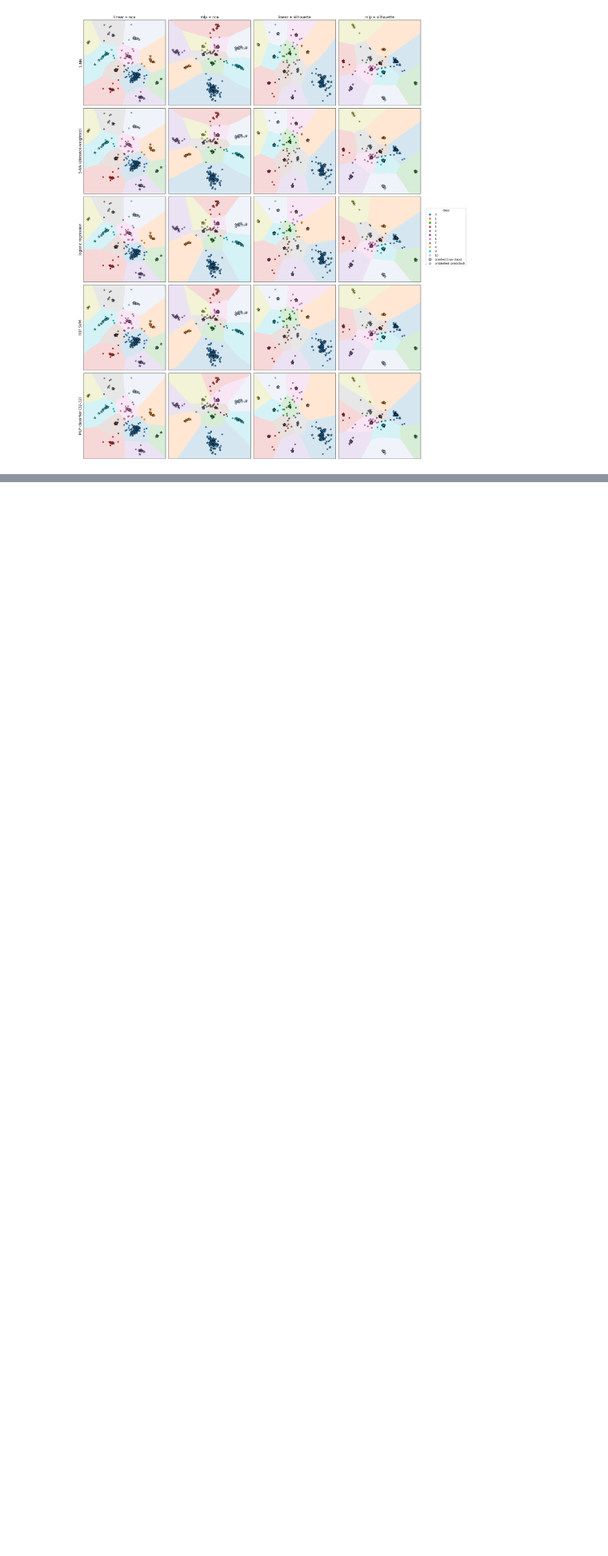
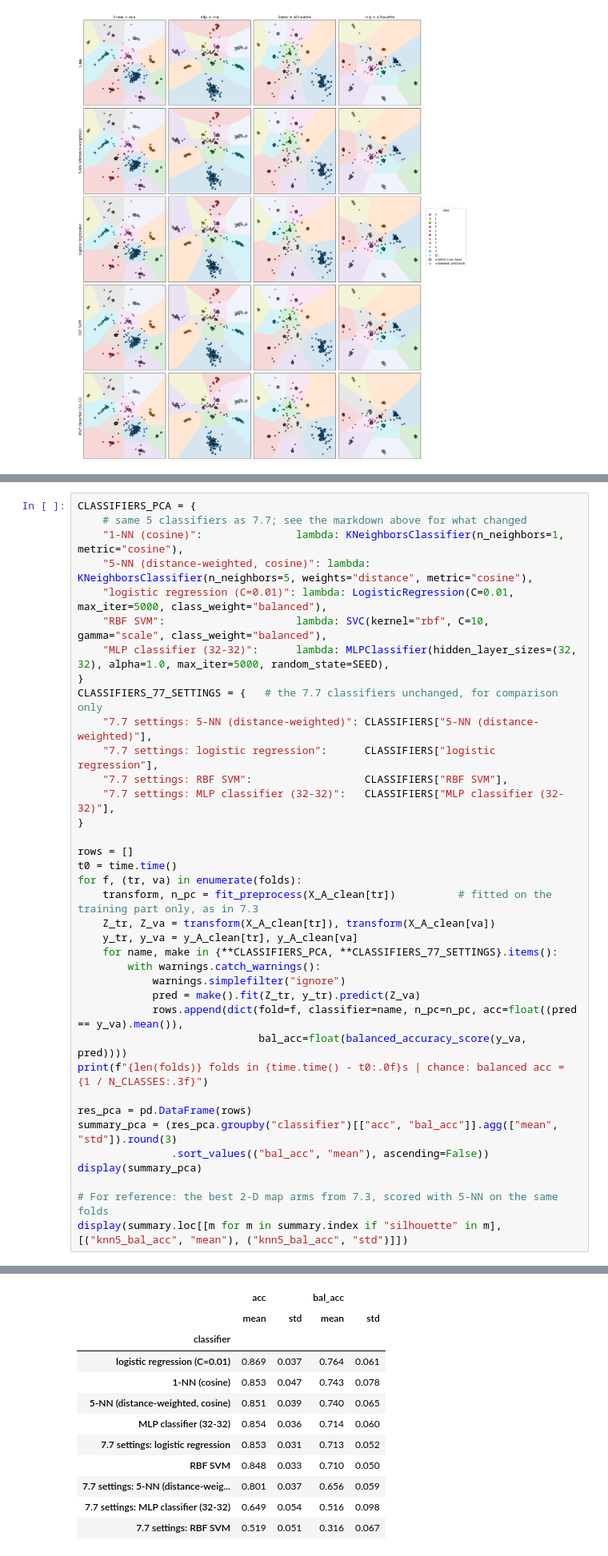
Before and after one commit to Vihaan-Thaker/IE643_Programming_Challenge, a Jupyter notebook: pca_explained_variance.ipynb, the cells around one changed output, grey strips where cells are left out. Shown at 80% size. Saved outputs shown, nothing was run; the diff lists cells and outputs as text; blank space fills up the shorter version.

```diff
--- a/pca_explained_variance.ipynb
+++ b/pca_explained_variance.ipynb
@@ -812,0 +827,38 @@ plt.show()
+# %%
+CLASSIFIERS_PCA = {
+    # same 5 classifiers as 7.7; see the markdown above for what changed
+    "1-NN (cosine)":               lambda: KNeighborsClassifier(n_neighbors=1, metric="cosine"),
+    "5-NN (distance-weighted, cosine)": lambda: KNeighborsClassifier(n_neighbors=5, weights="distance", metric="cosine"),
+    "logistic regression (C=0.01)": lambda: LogisticRegression(C=0.01, max_iter=5000, class_weight="balanced"),
+    "RBF SVM":                     lambda: SVC(kernel="rbf", C=10, gamma="scale", class_weight="balanced"),
+    "MLP classifier (32-32)":      lambda: MLPClassifier(hidden_layer_sizes=(32, 32), alpha=1.0, max_iter=5000, random_state=SEED),
+}
+CLASSIFIERS_77_SETTINGS = {   # the 7.7 classifiers unchanged, for comparison only
+    "7.7 settings: 5-NN (distance-weighted)": CLASSIFIERS["5-NN (distance-weighted)"],
+    "7.7 settings: logistic regression":      CLASSIFIERS["logistic regression"],
+    "7.7 settings: RBF SVM":                  CLASSIFIERS["RBF SVM"],
+    "7.7 settings: MLP classifier (32-32)":   CLASSIFIERS["MLP classifier (32-32)"],
+}
+
+rows = []
+t0 = time.time()
+for f, (tr, va) in enumerate(folds):
+    transform, n_pc = fit_preprocess(X_A_clean[tr])          # fitted on the training part only, as in 7.3
+    Z_tr, Z_va = transform(X_A_clean[tr]), transform(X_A_clean[va])
+    y_tr, y_va = y_A_clean[tr], y_A_clean[va]
+    for name, make in {**CLASSIFIERS_PCA, **CLASSIFIERS_77_SETTINGS}.items():
+        with warnings.catch_warnings():
+            warnings.simplefilter("ignore")
+            pred = make().fit(Z_tr, y_tr).predict(Z_va)
+            rows.append(dict(fold=f, classifier=name, n_pc=n_pc, acc=float((pred == y_va).mean()),
+                             bal_acc=float(balanced_accuracy_score(y_va, pred))))
+print(f"{len(folds)} folds in {time.time() - t0:.0f}s | chance: balanced acc = {1 / N_CLASSES:.3f}")
+
+res_pca = pd.DataFrame(rows)
+summary_pca = (res_pca.groupby("classifier")[["acc", "bal_acc"]].agg(["mean", "std"]).round(3)
+               .sort_values(("bal_acc", "mean"), ascending=False))
+display(summary_pca)
+
+# For reference: the best 2-D map arms from 7.3, scored with 5-NN on the same folds
+display(summary.loc[[m for m in summary.index if "silhouette" in m], [("knn5_bal_acc", "mean"), ("knn5_bal_acc", "std")]])
+# %% [output]
@@ -812,0 +866,12 @@ plt.show()
+|  | acc |  | bal_acc |  |
+|  | mean | std | mean | std |
+| classifier |  |  |  |  |
+| logistic regression (C=0.01) | 0.869 | 0.037 | 0.764 | 0.061 |
+| 1-NN (cosine) | 0.853 | 0.047 | 0.743 | 0.078 |
+| 5-NN (distance-weighted, cosine) | 0.851 | 0.039 | 0.740 | 0.065 |
+| MLP classifier (32-32) | 0.854 | 0.036 | 0.714 | 0.060 |
+| 7.7 settings: logistic regression | 0.853 | 0.031 | 0.713 | 0.052 |
+| RBF SVM | 0.848 | 0.033 | 0.710 | 0.050 |
+| 7.7 settings: 5-NN (distance-weig... | 0.801 | 0.037 | 0.656 | 0.059 |
+| 7.7 settings: MLP classifier (32-32) | 0.649 | 0.054 | 0.516 | 0.098 |
+| 7.7 settings: RBF SVM | 0.519 | 0.051 | 0.316 | 0.067 |
```
Also changed, not shown: parts of 6 cells of this notebook, 3 other files.
